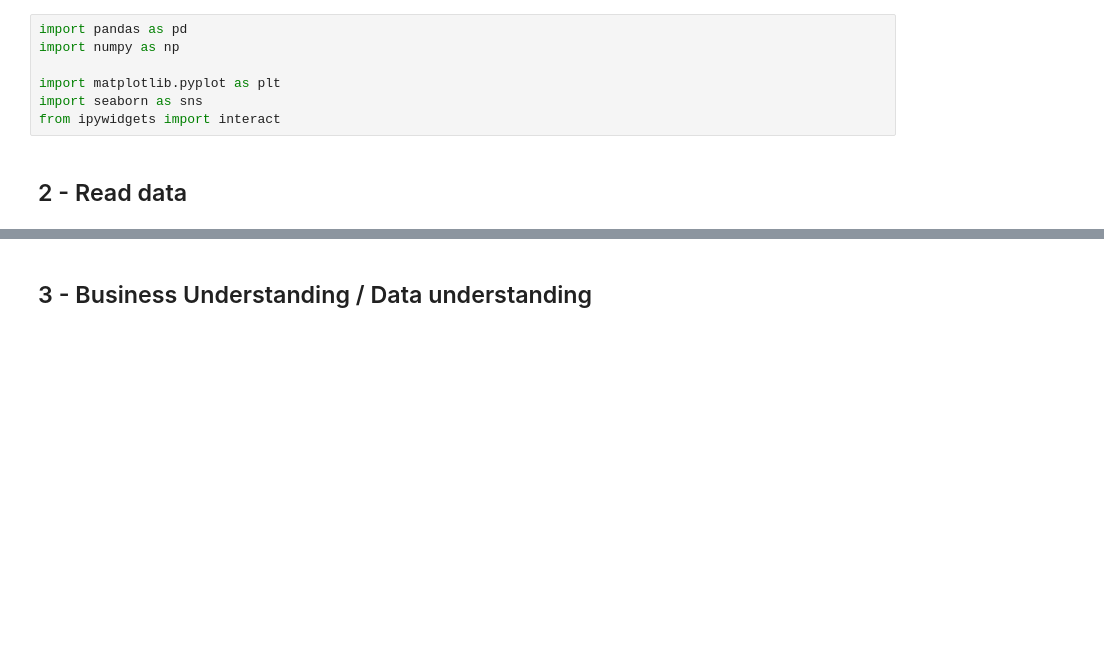
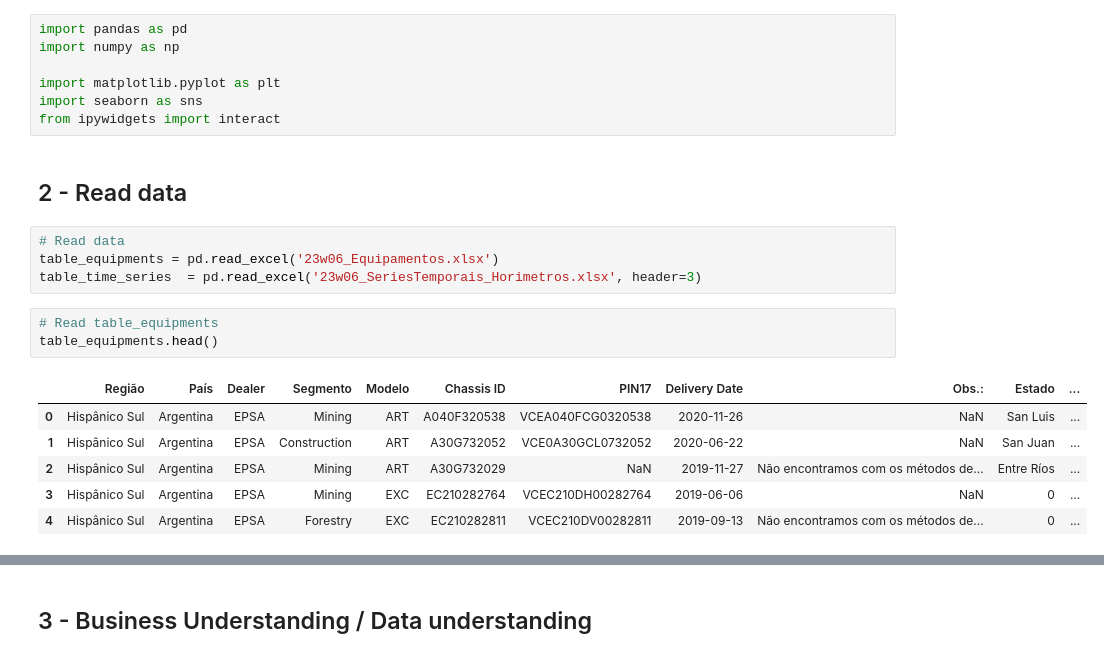
Before and after one commit to ceska68/Exercicios, a Jupyter notebook: Volvo.ipynb, the cells around one changed output, grey strips where cells are left out. Drawn from its saved outputs; the diff is of its cells as text; blank space fills up the shorter version.

```diff
--- a/Volvo.ipynb
+++ b/Volvo.ipynb
@@ -21,3 +21,17 @@ import seaborn as sns
 from ipywidgets import interact
 # %% [markdown]
 ## 2 - Read data
+# %%
+# Read data
+table_equipments = pd.read_excel('23w06_Equipamentos.xlsx')
+table_time_series  = pd.read_excel('23w06_SeriesTemporais_Horimetros.xlsx', header=3)
+# %%
+# Read table_equipments
+table_equipments.head()
+# %% [output]
+|  | Região | País | Dealer | Segmento | Modelo | Chassis ID | PIN17 | Delivery Date | Obs.: | Estado | ... |
+| 0 | Hispânico Sul | Argentina | EPSA | Mining | ART | A040F320538 | VCEA040FCG0320538 | 2020-11-26 | NaN | San Luis | ... |
+| 1 | Hispânico Sul | Argentina | EPSA | Construction | ART | A30G732052 | VCE0A30GCL0732052 | 2020-06-22 | NaN | San Juan | ... |
+| 2 | Hispânico Sul | Argentina | EPSA | Mining | ART | A30G732029 | NaN | 2019-11-27 | Não encontramos com os métodos de... | Entre Ríos | ... |
+| 3 | Hispânico Sul | Argentina | EPSA | Mining | EXC | EC210282764 | VCEC210DH00282764 | 2019-06-06 | NaN | 0 | ... |
+| 4 | Hispânico Sul | Argentina | EPSA | Forestry | EXC | EC210282811 | VCEC210DV00282811 | 2019-09-13 | Não encontramos com os métodos de... | 0 | ... |
```
Also changed, not shown: parts of 24 cells of this notebook.
